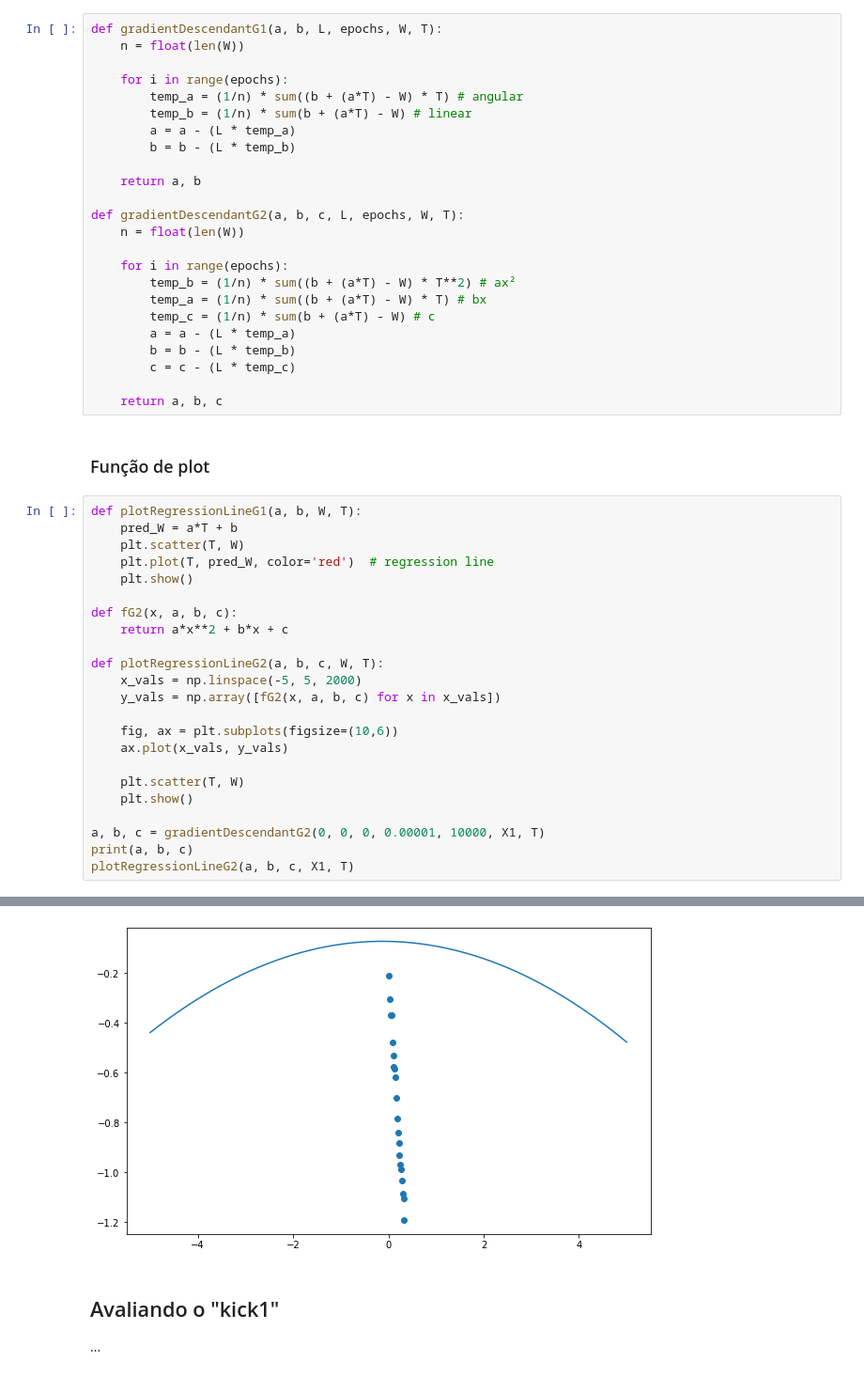
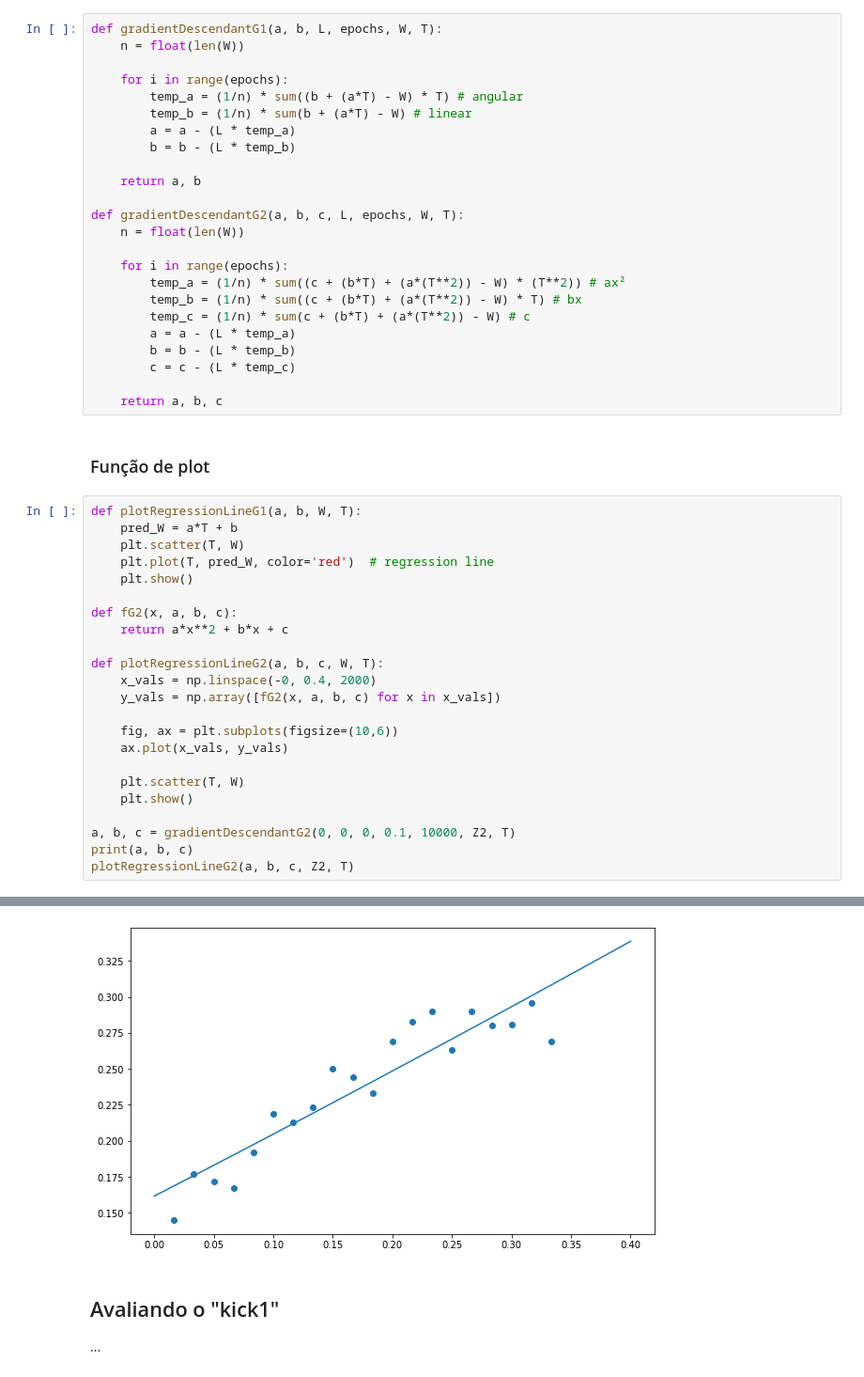
Before and after one commit to natanbcpc/supervised-learning, a Jupyter notebook: Project 2.ipynb, the cells around one changed output, grey strips where cells are left out. Shown: that part at 94% size. Drawn from its saved outputs; the diff is of its cells as text.

Commit message:
Gradient descendant now works for second grade polynomials

```diff
--- a/Project 2.ipynb
+++ b/Project 2.ipynb
@@ -76,9 +76,9 @@ def gradientDescendantG2(a, b, c, L, epochs, W, T):
     n = float(len(W))
 
     for i in range(epochs):
-        temp_b = (1/n) * sum((b + (a*T) - W) * T**2) # ax²
-        temp_a = (1/n) * sum((b + (a*T) - W) * T) # bx
-        temp_c = (1/n) * sum(b + (a*T) - W) # c
+        temp_a = (1/n) * sum((c + (b*T) + (a*(T**2)) - W) * (T**2)) # ax²
+        temp_b = (1/n) * sum((c + (b*T) + (a*(T**2)) - W) * T) # bx
+        temp_c = (1/n) * sum(c + (b*T) + (a*(T**2)) - W) # c
         a = a - (L * temp_a)
         b = b - (L * temp_b)
         c = c - (L * temp_c)
@@ -97,7 +97,7 @@ def fG2(x, a, b, c):
     return a*x**2 + b*x + c
 
 def plotRegressionLineG2(a, b, c, W, T):
-    x_vals = np.linspace(-5, 5, 2000)
+    x_vals = np.linspace(-0, 0.4, 2000)
     y_vals = np.array([fG2(x, a, b, c) for x in x_vals])
 
     fig, ax = plt.subplots(figsize=(10,6))
@@ -106,7 +106,7 @@ def plotRegressionLineG2(a, b, c, W, T):
     plt.scatter(T, W)
     plt.show()
 
-a, b, c = gradientDescendantG2(0, 0, 0, 0.00001, 10000, X1, T)
+a, b, c = gradientDescendantG2(0, 0, 0, 0.1, 10000, Z2, T)
 print(a, b, c)
-plotRegressionLineG2(a, b, c, X1, T)
+plotRegressionLineG2(a, b, c, Z2, T)
 # %% [output]
@@ -114,4 +114,4 @@ plotRegressionLineG2(a, b, c, X1, T)
-[figure, old version]
+[figure, new version]
 # %% [markdown]
 ## Avaliando o "kick1"
 ...
```
Also changed, not shown: parts of 1 cell of this notebook.
